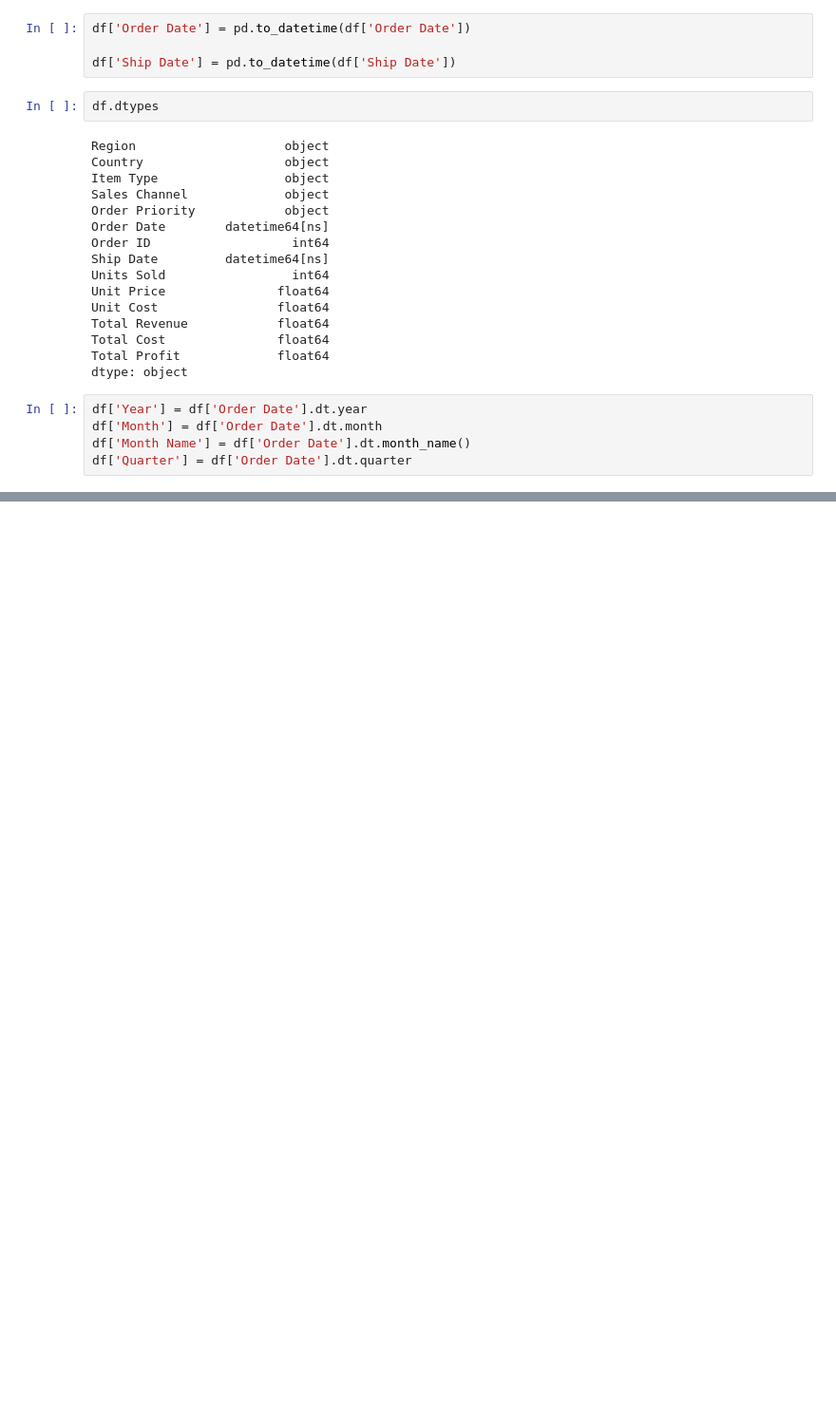
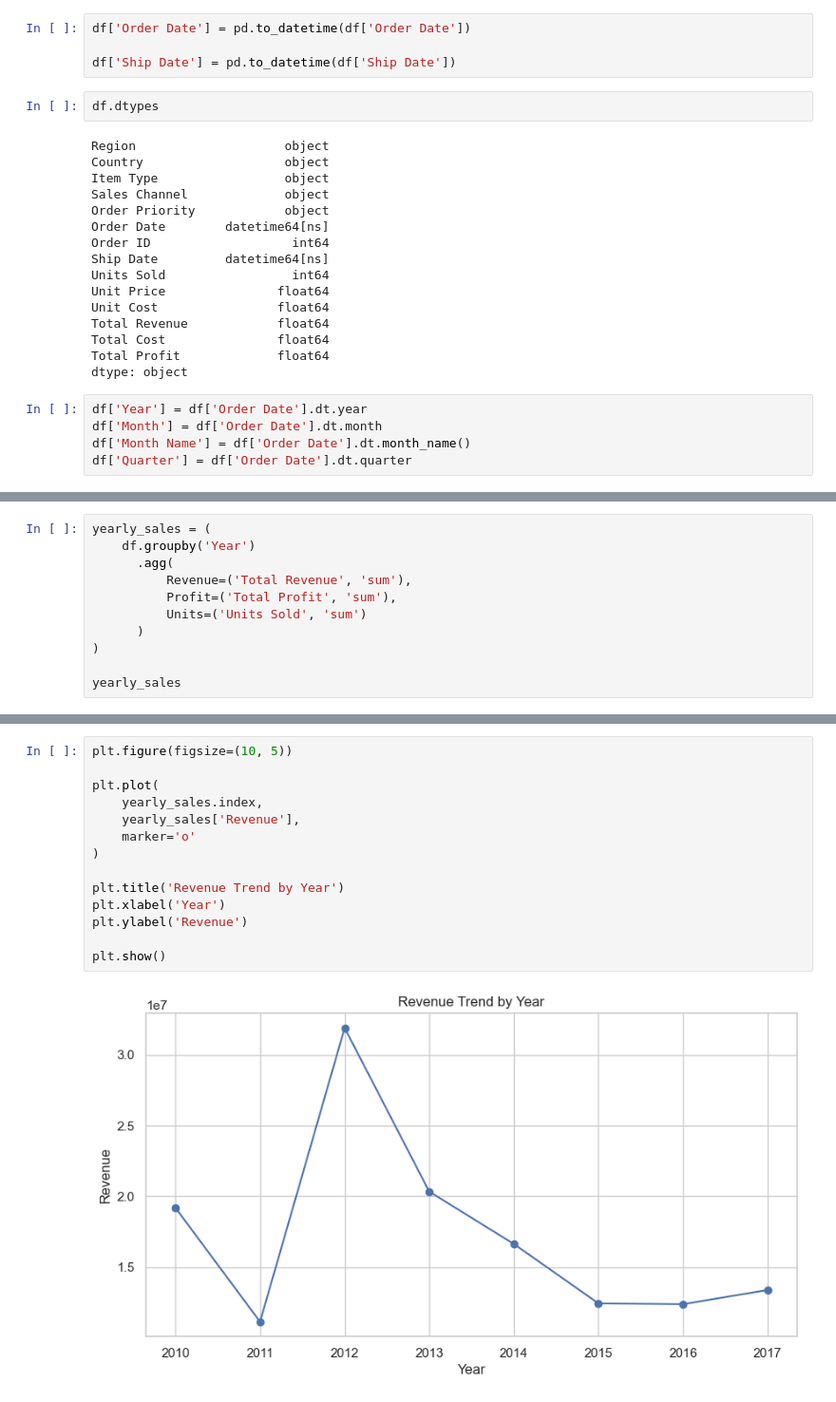
Before and after one commit to Ebin21/Amazon-Sales-Data-Analysis-using-python, a Jupyter notebook: Amazon-Sales.ipynb, the cells around one changed output, grey strips where cells are left out. Shown at 95% size. Drawn from its saved outputs; the diff is of its cells as text; blank space fills up the shorter version.

```diff
--- a/Amazon-Sales.ipynb
+++ b/Amazon-Sales.ipynb
@@ -246,0 +546,11 @@ df
+# %%
+yearly_sales = (
+    df.groupby('Year')
+      .agg(
+          Revenue=('Total Revenue', 'sum'),
+          Profit=('Total Profit', 'sum'),
+          Units=('Units Sold', 'sum')
+      )
+)
+
+yearly_sales
@@ -246,0 +568,16 @@ df
+# %%
+plt.figure(figsize=(10, 5))
+
+plt.plot(
+    yearly_sales.index,
+    yearly_sales['Revenue'],
+    marker='o'
+)
+
+plt.title('Revenue Trend by Year')
+plt.xlabel('Year')
+plt.ylabel('Revenue')
+
+plt.show()
+# %% [output]
+[figure, added]
```
Also changed, not shown: parts of 24 cells of this notebook.
